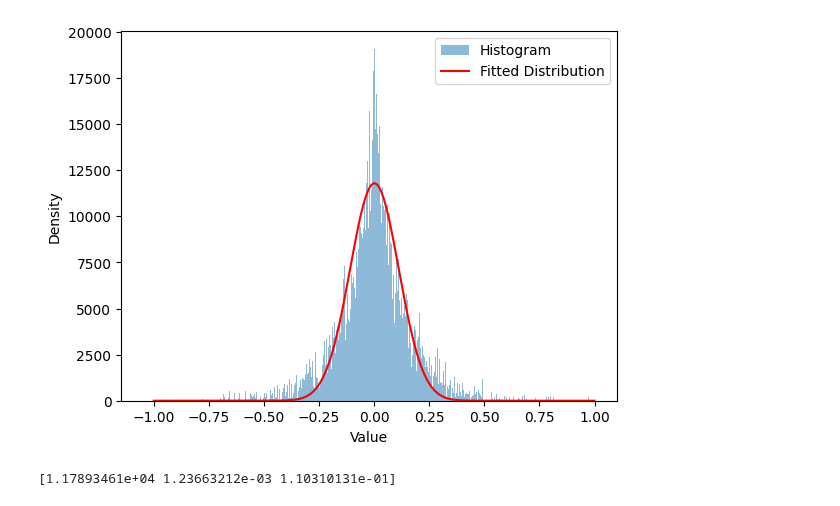
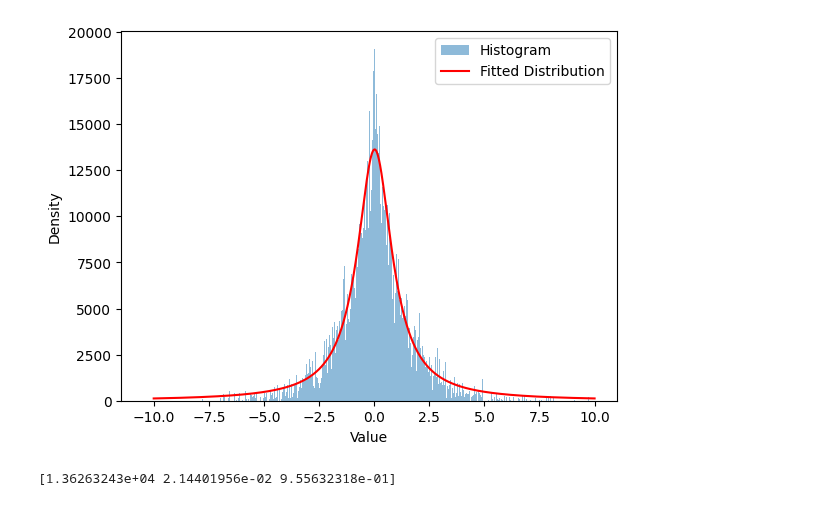
Before and after one commit to francescouni0/FisMedLab, a Jupyter notebook: Sim/Analisi.ipynb, the cells around one changed output. Drawn from its saved outputs; the diff is of its cells as text; code cells hidden in the pictures.

```diff
--- a/Sim/Analisi.ipynb
+++ b/Sim/Analisi.ipynb
@@ -735,15 +735,22 @@ print(p0_2)
 1305572  9996.0  2.887447  7.405852e+16  7.529011 -0.386163
 
 [1305573 rows x 5 columns]
+# %%
+mean=[]
+mean_1=[]
+
+std=[]
+std_1=[]
 # %%
 from scipy.optimize import curve_fit
 
-def gaussian(x, amp, mu, sig):
-    return amp * np.exp(-np.power(x - mu, 2.) / (2 * np.power(sig, 2.)))
+def gaussian(x, a, x0, gam):
+    return a * gam**2 / ( gam**2 + ( x - x0 )**2)
 
 
 tp40=(p40_1.iloc[:,2]-p40_2.iloc[:,2])
-tp40=tp40*1e-18
+tp40=tp40*1e-17
+
 
 n,bins,_=plt.hist(tp40,bins='auto', alpha=0.5, label='Histogram')
 
@@ -751,35 +758,43 @@ bin_centers = (bins[:-1] + bins[1:]) / 2
 
 
 # Fit the histogram using curve_fit
-fit_params, _ = curve_fit(gaussian, bin_centers, n,p0=[20000,0.1,0.01])
+fit_params, _ = curve_fit(gaussian, bin_centers, n,p0=[25000,0.02,0.01])
 
 # Generate x values for plotting the fitted distribution
-x = np.linspace(-1, 1, 100000)
+x = np.linspace(-10, 10, 100000)
 
 
 # Plot the fitted distribution
 plt.plot(x, gaussian(x, *fit_params), 'r-', label='Fitted Distribution')
 
 # Add labels and legend
 plt.xlabel('Value')
 plt.ylabel('Density')
 plt.legend()
 
 # Show the plot
 plt.show()
 '''
 plt.plot(x,gaussian(x,20000,0,0.15), 'g-', label='prova')
 
 # Add labels and legend
 plt.xlabel('Value')
 plt.ylabel('Density')
 plt.legend()
 
 # Show the plot
 plt.show()
 '''
 
 print(fit_params)
+
+mean=np.append(mean,fit_params[1])
+
+mean_1=np.append(mean_1,np.mean(tp40))
+
+std=np.append(std,fit_params[2])
+
+std_1=np.append(std_1,np.std(tp40))
 # %% [output]
-[figure, old version]
+[figure, new version]
-[1.17893461e+04 1.23663212e-03 1.10310131e-01]
+[1.36263243e+04 2.14401956e-02 9.55632318e-01]
```
Also changed, not shown: parts of 16 cells of this notebook, 3 other files.
